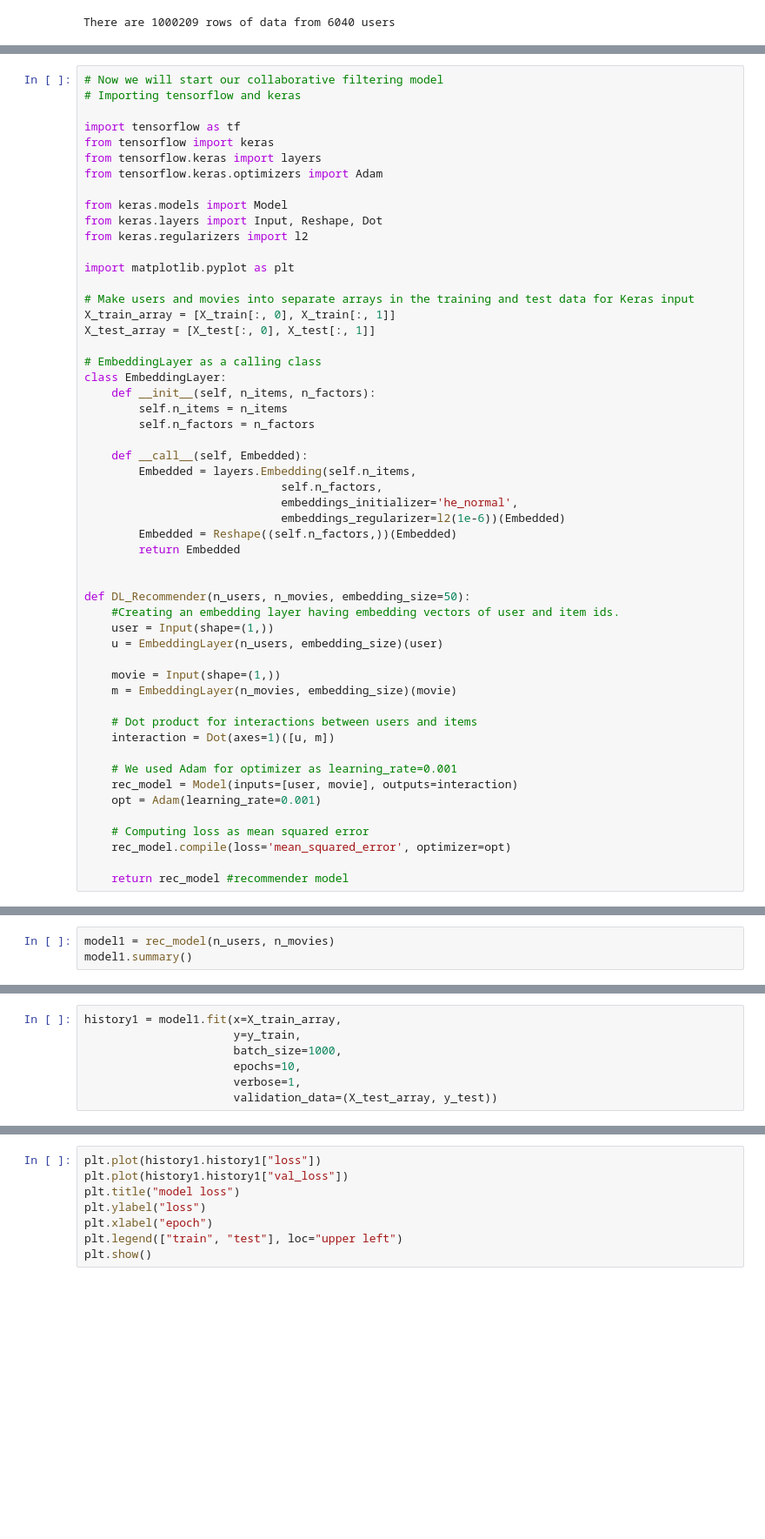
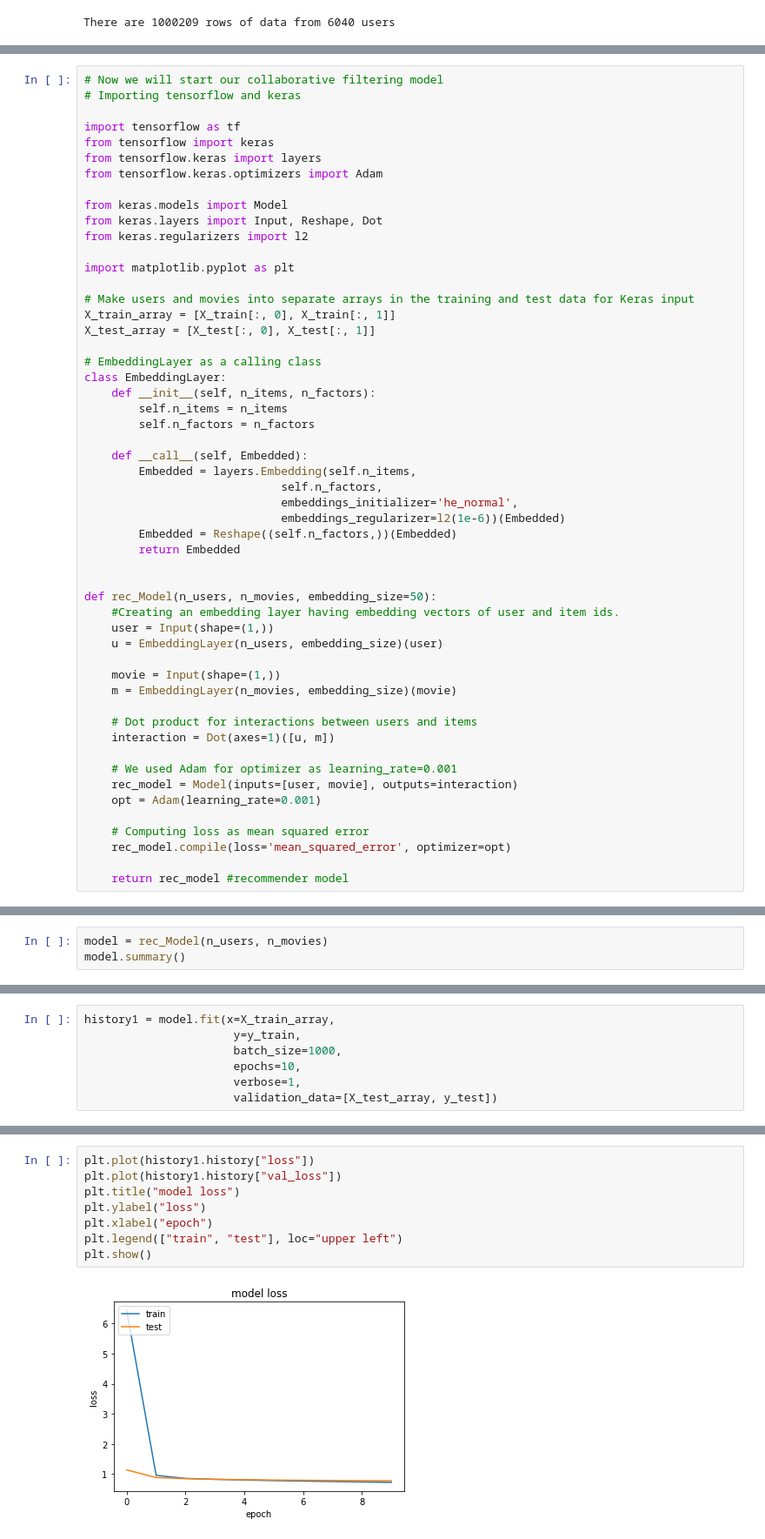
Before and after one commit to Aerospacerr/Recommender-Systems-by-Neural-Network, a Jupyter notebook: NN_Recommender_System.ipynb, the cells around one changed output, grey strips where cells are left out. Shown at 87% size. Cells and saved outputs as stored; diff of their text form; blank space fills up the shorter version.

```diff
--- a/NN_Recommender_System.ipynb
+++ b/NN_Recommender_System.ipynb
@@ -180,7 +212,7 @@ class EmbeddingLayer:
         return Embedded
 
 
-def DL_Recommender(n_users, n_movies, embedding_size=50):
+def rec_Model(n_users, n_movies, embedding_size=50):
     #Creating an embedding layer having embedding vectors of user and item ids.
     user = Input(shape=(1,))
     u = EmbeddingLayer(n_users, embedding_size)(user)
@@ -202,3 +236,3 @@ def DL_Recommender(n_users, n_movies, embedding_size=50):
 # %%
-model1 = rec_model(n_users, n_movies)
-model1.summary()
+model = rec_Model(n_users, n_movies)
+model.summary()
@@ -205,7 +257,7 @@ model1.summary()
 # %%
-history1 = model1.fit(x=X_train_array,
+history1 = model.fit(x=X_train_array,
                       y=y_train,
                       batch_size=1000,
                       epochs=10,
                       verbose=1,
-                      validation_data=(X_test_array, y_test))
+                      validation_data=[X_test_array, y_test])
@@ -212,11 +285,13 @@ history1 = model1.fit(x=X_train_array,
 # %%
-plt.plot(history1.history1["loss"])
-plt.plot(history1.history1["val_loss"])
+plt.plot(history1.history["loss"])
+plt.plot(history1.history["val_loss"])
 plt.title("model loss")
 plt.ylabel("loss")
 plt.xlabel("epoch")
 plt.legend(["train", "test"], loc="upper left")
 plt.show()
+# %% [output]
+[figure, added]
 # %%
 # Now we add neural network to our model with a dropout and concatenatation
 # Actually I tried with more dense layers and dropouts but it didn't further improve our score
```
Also changed, not shown: parts of 19 cells of this notebook.
